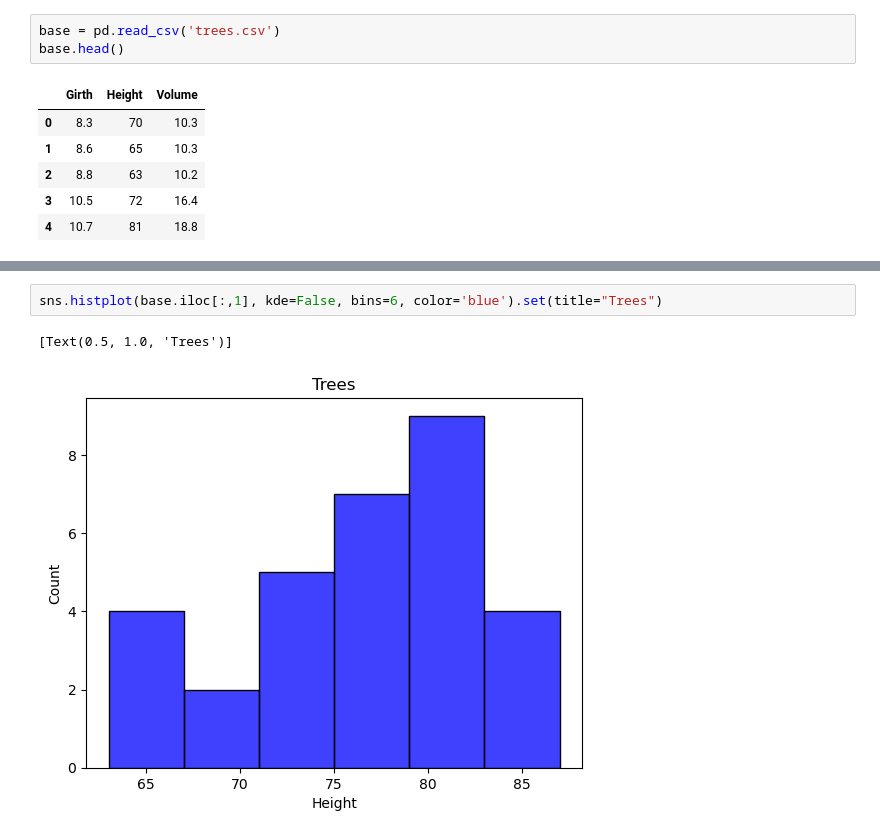
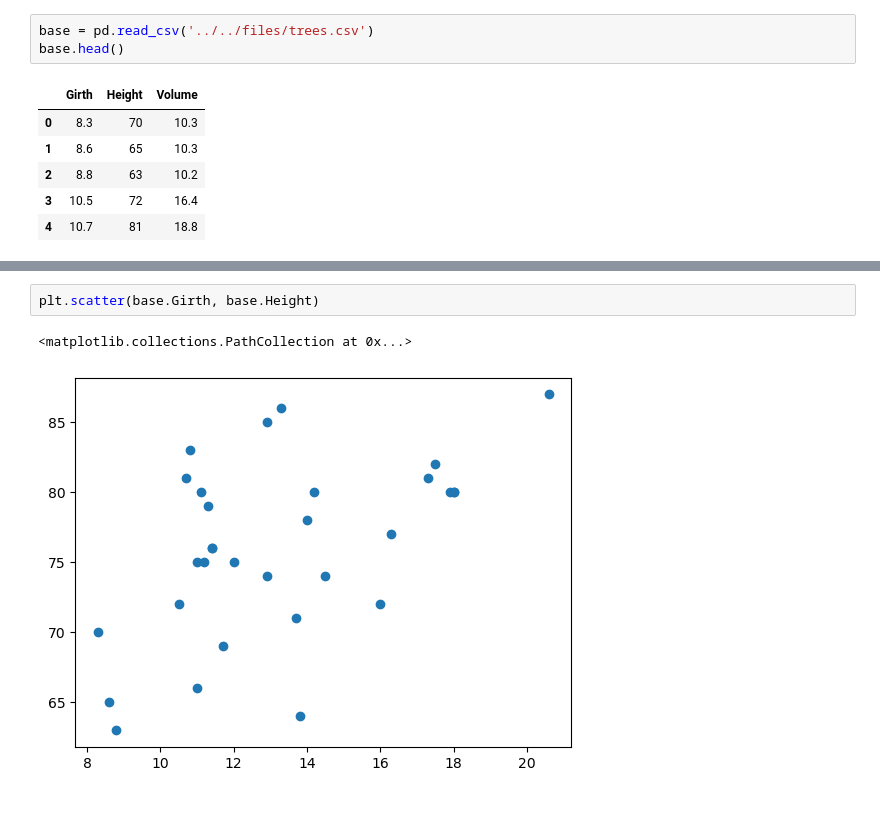
Before and after one commit to josefcaique/StudyDataScience, a Jupyter notebook: visualization/division_screen/division_screen.ipynb, the cells around one changed output, grey strips where cells are left out. Drawn from its saved outputs; the diff is of its cells as text; blank space fills up the shorter version.

```diff
--- a/visualization/division_screen/division_screen.ipynb
+++ b/visualization/division_screen/division_screen.ipynb
@@ -4,7 +4,7 @@ import numpy as np
 import matplotlib.pyplot as plt
 import seaborn as sns
 # %%
-base = pd.read_csv('trees.csv')
+base = pd.read_csv('../../files/trees.csv')
 base.head()
 # %% [output]
 |  | Girth | Height | Volume |
@@ -26,6 +21,6 @@ plt.scatter(base.Girt)
 # %%
-sns.histplot(base.iloc[:,1], kde=False, bins=6, color='blue').set(title="Trees")
+plt.scatter(base.Girth, base.Height)
 # %% [output]
-[Text(0.5, 1.0, 'Trees')]
+<matplotlib.collections.PathCollection at 0x...>
-[figure, old version]
+[figure, new version]
 # %%
```
Also changed, not shown: parts of 4 cells of this notebook, 8 other files.
